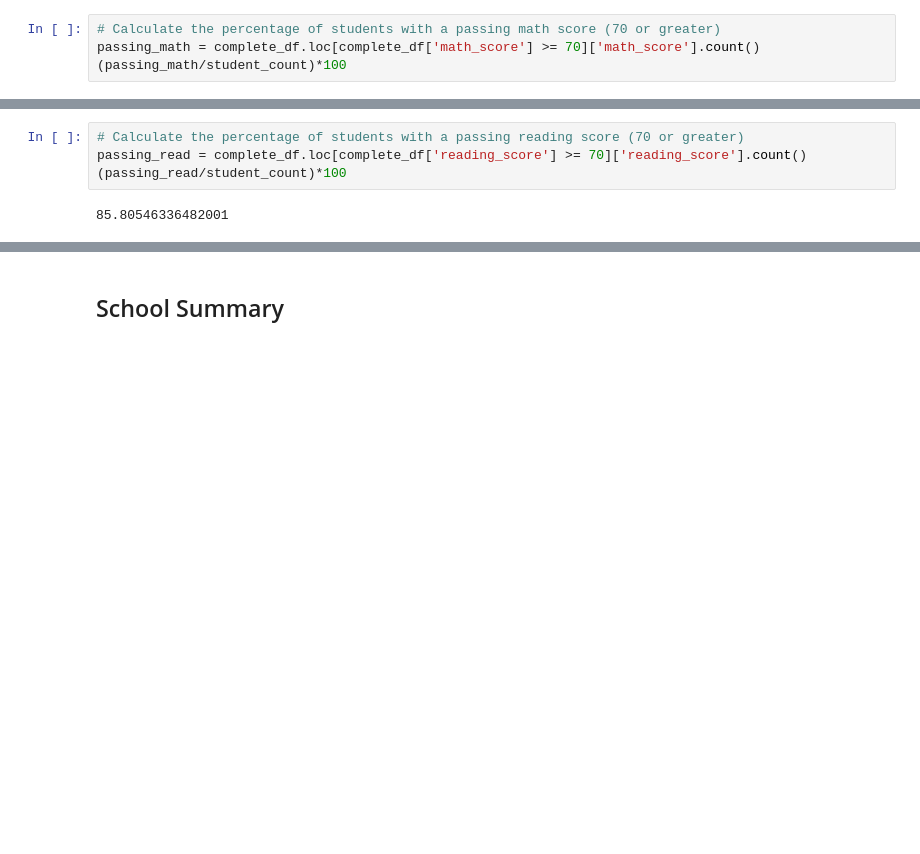
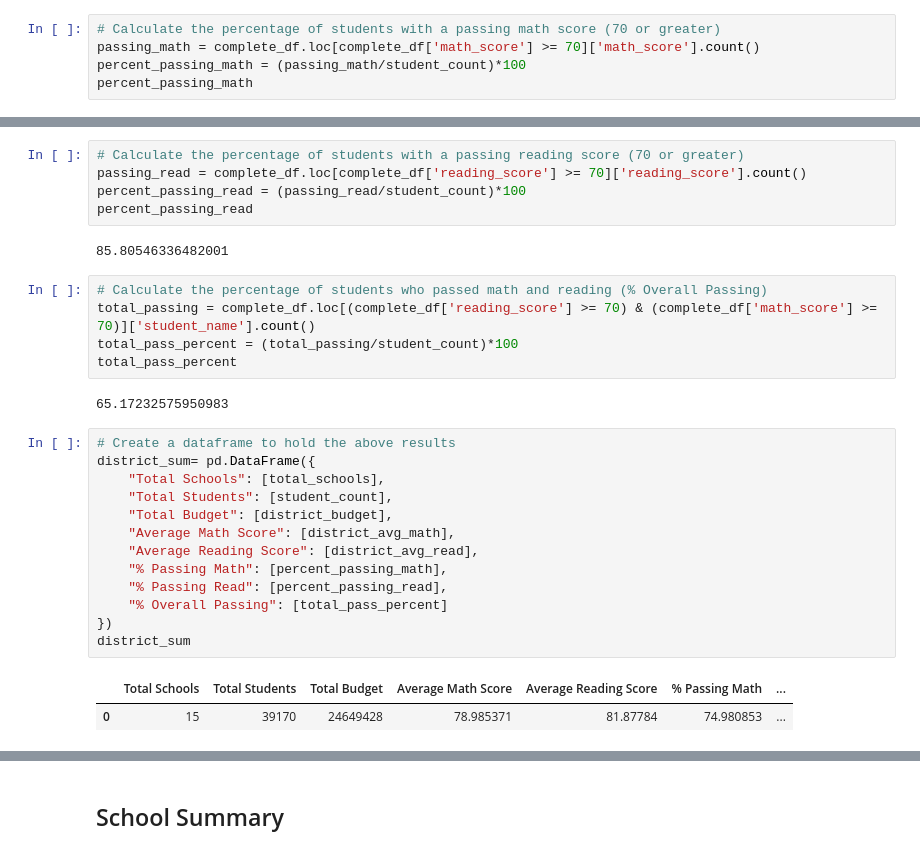
Before and after one commit to eleshuk/pandas-challenge, a Jupyter notebook: PyCitySchools/PyCitySchools_starter.ipynb, the cells around one changed output, grey strips where cells are left out. Saved outputs shown, nothing was run; the diff lists cells and outputs as text; blank space fills up the shorter version.

Commit message:
created dataframe to summarize data and cleaned up the formatting for the printed dataframe

```diff
--- a/PyCitySchools/PyCitySchools_starter.ipynb
+++ b/PyCitySchools/PyCitySchools_starter.ipynb
@@ -84,12 +84,37 @@ district_avg_read
 # %%
 # Calculate the percentage of students with a passing math score (70 or greater)
 passing_math = complete_df.loc[complete_df['math_score'] >= 70]['math_score'].count()
-(passing_math/student_count)*100
+percent_passing_math = (passing_math/student_count)*100
+percent_passing_math
 # %% [output]
 74.9808526933878
 # %%
 # Calculate the percentage of students with a passing reading score (70 or greater)
 passing_read = complete_df.loc[complete_df['reading_score'] >= 70]['reading_score'].count()
-(passing_read/student_count)*100
+percent_passing_read = (passing_read/student_count)*100
+percent_passing_read
 # %% [output]
 85.80546336482001
+# %%
+# Calculate the percentage of students who passed math and reading (% Overall Passing)
+total_passing = complete_df.loc[(complete_df['reading_score'] >= 70) & (complete_df['math_score'] >= 70)]['student_name'].count()
+total_pass_percent = (total_passing/student_count)*100
+total_pass_percent
+# %% [output]
+65.17232575950983
+# %%
+# Create a dataframe to hold the above results
+district_sum= pd.DataFrame({
+    "Total Schools": [total_schools],
+    "Total Students": [student_count],
+    "Total Budget": [district_budget],
+    "Average Math Score": [district_avg_math],
+    "Average Reading Score": [district_avg_read],
+    "% Passing Math": [percent_passing_math],
+    "% Passing Read": [percent_passing_read],
+    "% Overall Passing": [total_pass_percent]
+})
+district_sum
+# %% [output]
+|  | Total Schools | Total Students | Total Budget | Average Math Score | Average Reading Score | % Passing Math | ... |
+| 0 | 15 | 39170 | 24649428 | 78.985371 | 81.87784 | 74.980853 | ... |
```
Also changed, not shown: parts of 1 cell of this notebook.
